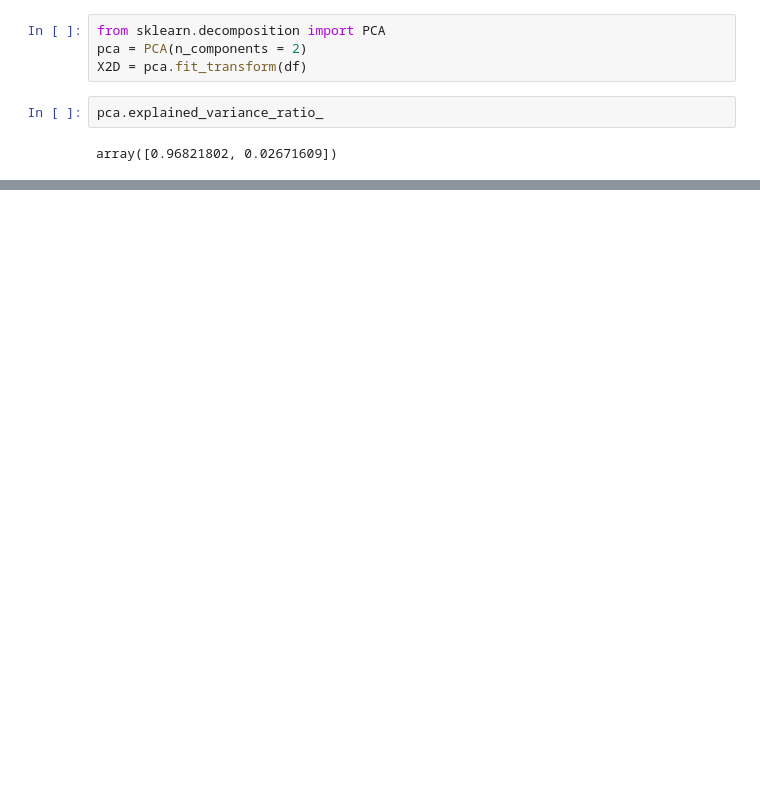
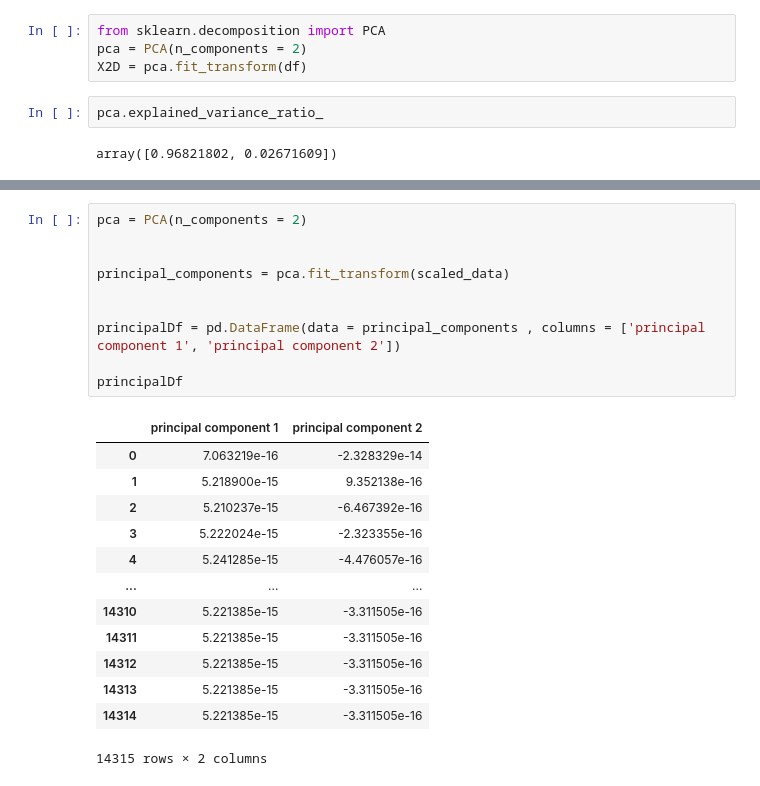
Before and after one commit to GachanDois/lcdia, a Jupyter notebook: Aplicando Kmeans e Clusterizacao.ipynb, the cells around one changed output, grey strips where cells are left out. Cells and saved outputs as stored; diff of their text form; blank space fills up the shorter version.

```diff
--- a/Aplicando Kmeans e Clusterizacao.ipynb
+++ b/Aplicando Kmeans e Clusterizacao.ipynb
@@ -201,0 +163,24 @@ plt.scatter(centers[:, 0], centers[:, 1], c='black', s=500, alpha=0.5)
+# %%
+pca = PCA(n_components = 2)
+
+
+principal_components = pca.fit_transform(scaled_data)
+
+
+principalDf = pd.DataFrame(data = principal_components , columns = ['principal component 1', 'principal component 2'])
+
+principalDf
+# %% [output]
+|  | principal component 1 | principal component 2 |
+| 0 | 7.063219e-16 | -2.328329e-14 |
+| 1 | 5.218900e-15 | 9.352138e-16 |
+| 2 | 5.210237e-15 | -6.467392e-16 |
+| 3 | 5.222024e-15 | -2.323355e-16 |
+| 4 | 5.241285e-15 | -4.476057e-16 |
+| ... | ... | ... |
+| 14310 | 5.221385e-15 | -3.311505e-16 |
+| 14311 | 5.221385e-15 | -3.311505e-16 |
+| 14312 | 5.221385e-15 | -3.311505e-16 |
+| 14313 | 5.221385e-15 | -3.311505e-16 |
+| 14314 | 5.221385e-15 | -3.311505e-16 |
+14315 rows × 2 columns
```
Also changed, not shown: parts of 18 cells of this notebook.
